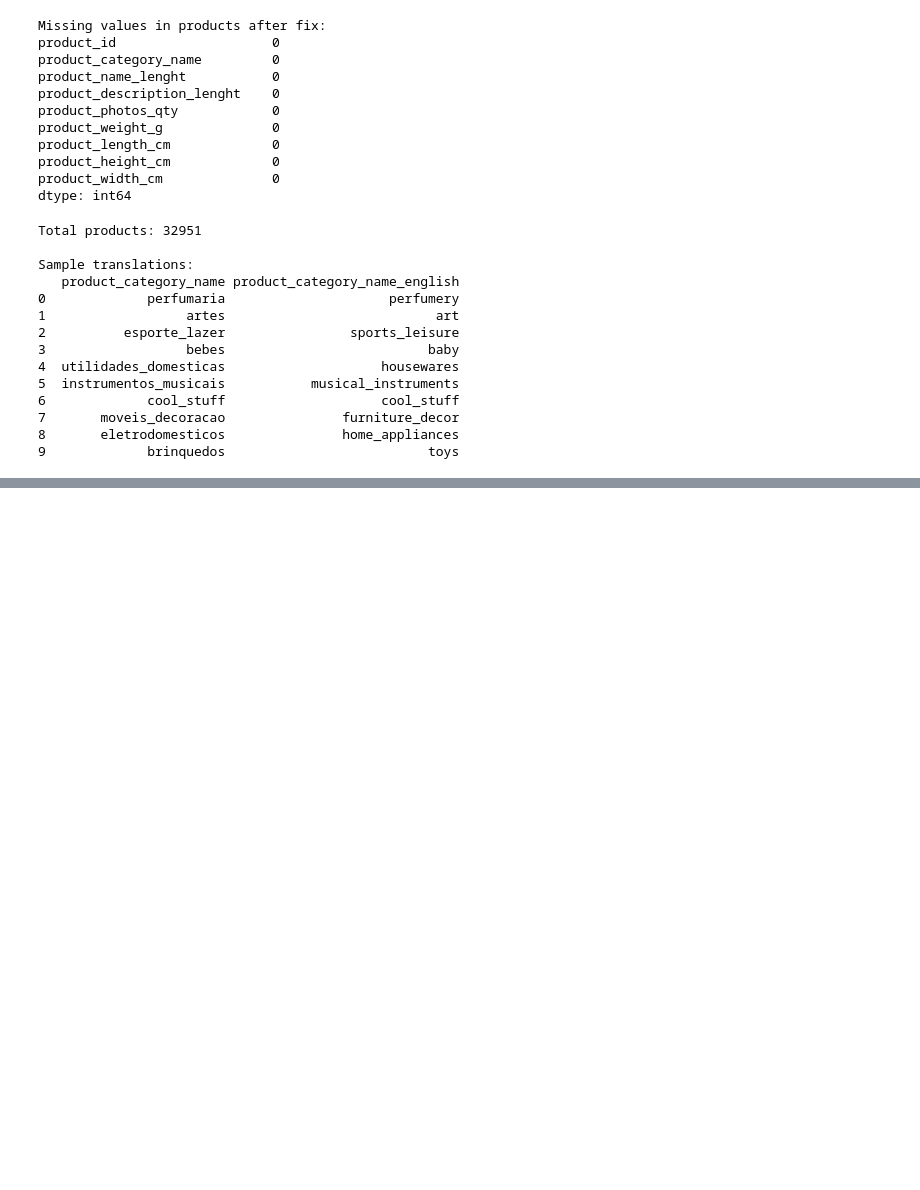
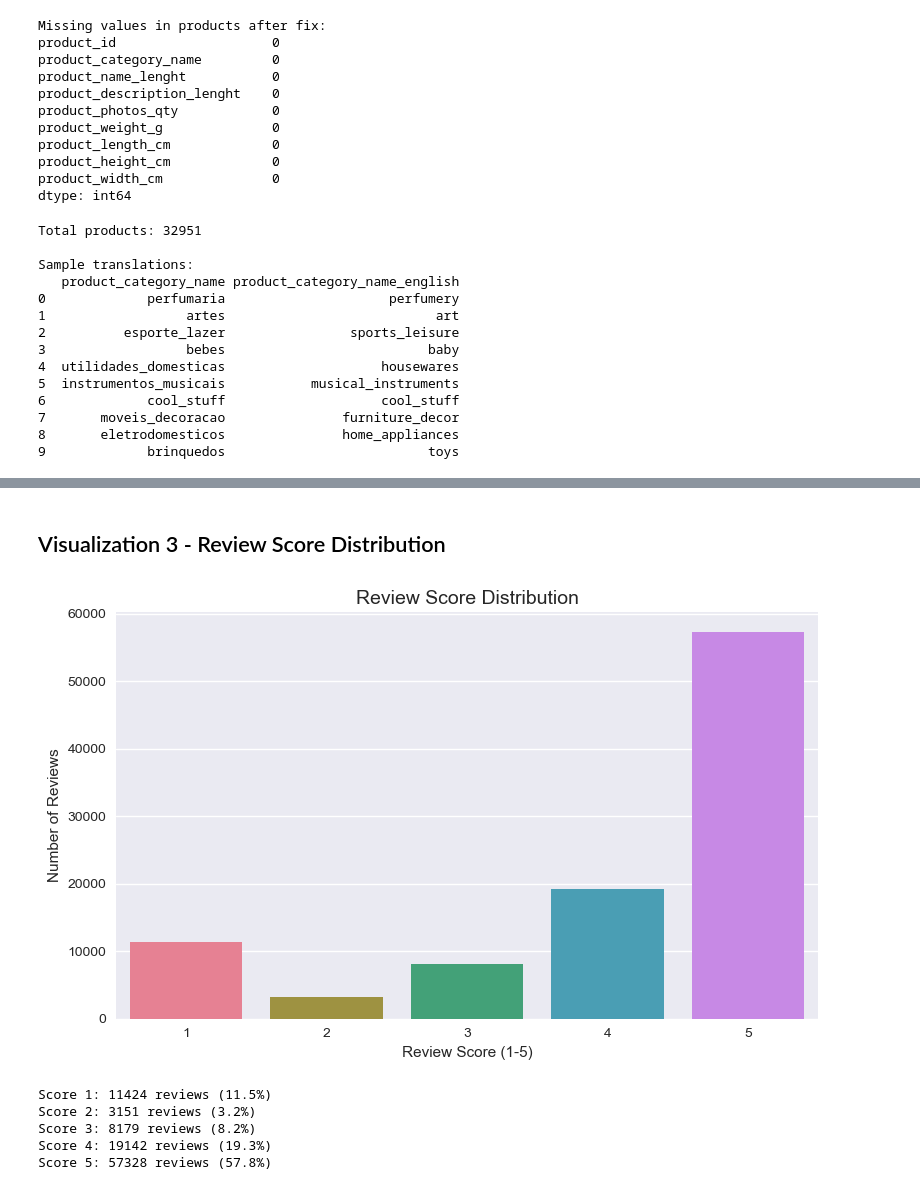
Before and after one commit to demirilayda/olist-data-pipeline, a Jupyter notebook: 01_eda.ipynb, the cells around one changed output, grey strips where cells are left out. Cells and saved outputs as stored; diff of their text form; code cells hidden in the pictures; blank space fills up the shorter version.

```diff
--- a/01_eda.ipynb
+++ b/01_eda.ipynb
@@ -152,0 +254,26 @@ Sample translations:
+# %% [markdown]
+## Visualization 3 - Review Score Distribution
+# %%
+plt.figure(figsize=(8, 5))
+
+review_counts = reviews['review_score'].value_counts().sort_index()
+
+sns.barplot(x=review_counts.index, y=review_counts.values, palette='husl')
+plt.title('Review Score Distribution', fontsize=14)
+plt.xlabel('Review Score (1-5)')
+plt.ylabel('Number of Reviews')
+plt.tight_layout()
+plt.savefig('outputs/03_review_scores.png')
+plt.show()
+
+# Print percentages
+total = review_counts.sum()
+for score, count in review_counts.items():
+    print(f"Score {score}: {count} reviews ({count/total*100:.1f}%)")
+# %% [output]
+[figure, added]
+Score 1: 11424 reviews (11.5%)
+Score 2: 3151 reviews (3.2%)
+Score 3: 8179 reviews (8.2%)
+Score 4: 19142 reviews (19.3%)
+Score 5: 57328 reviews (57.8%)
```
Also changed, not shown: parts of 15 cells of this notebook, 6 other files.
